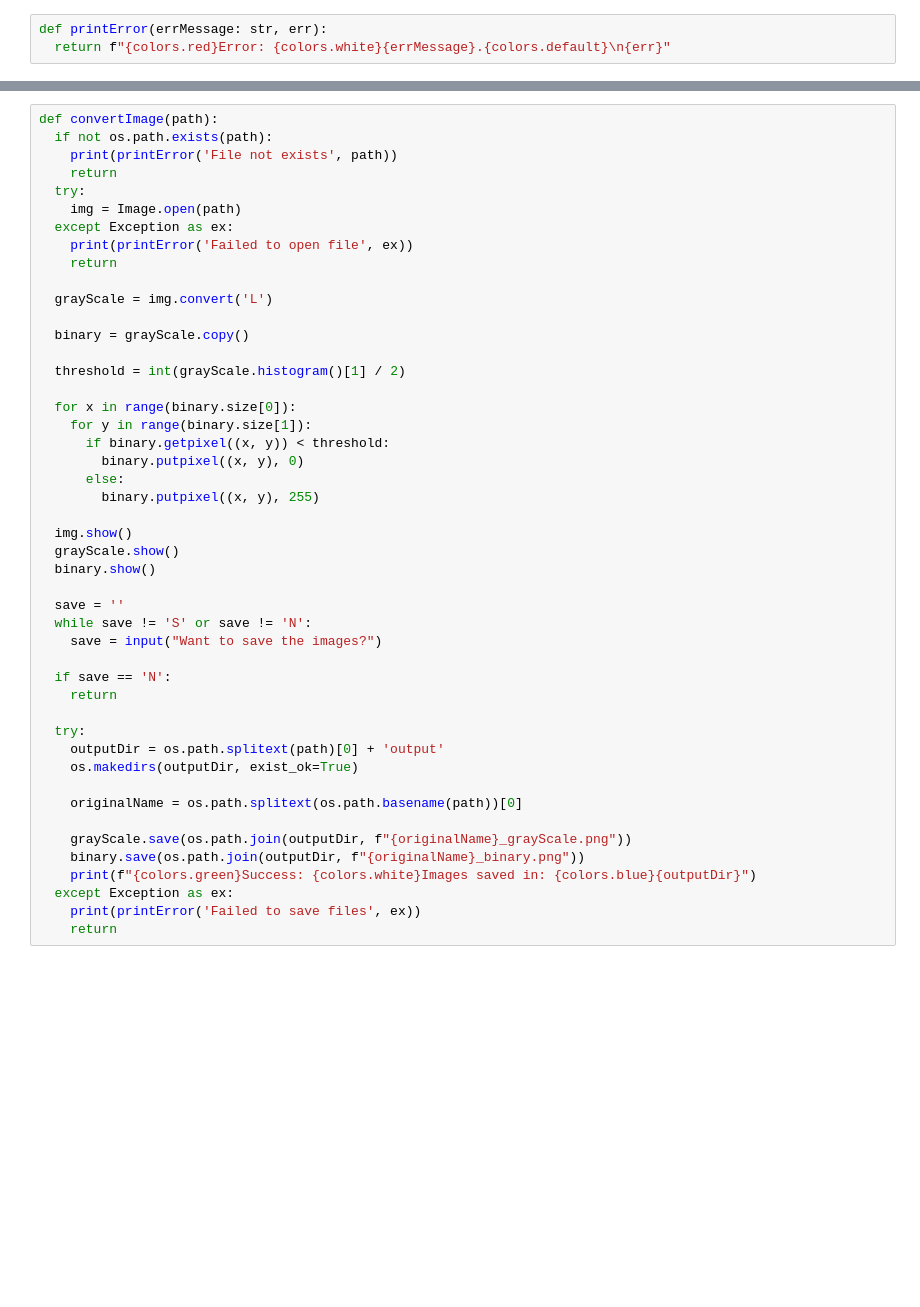
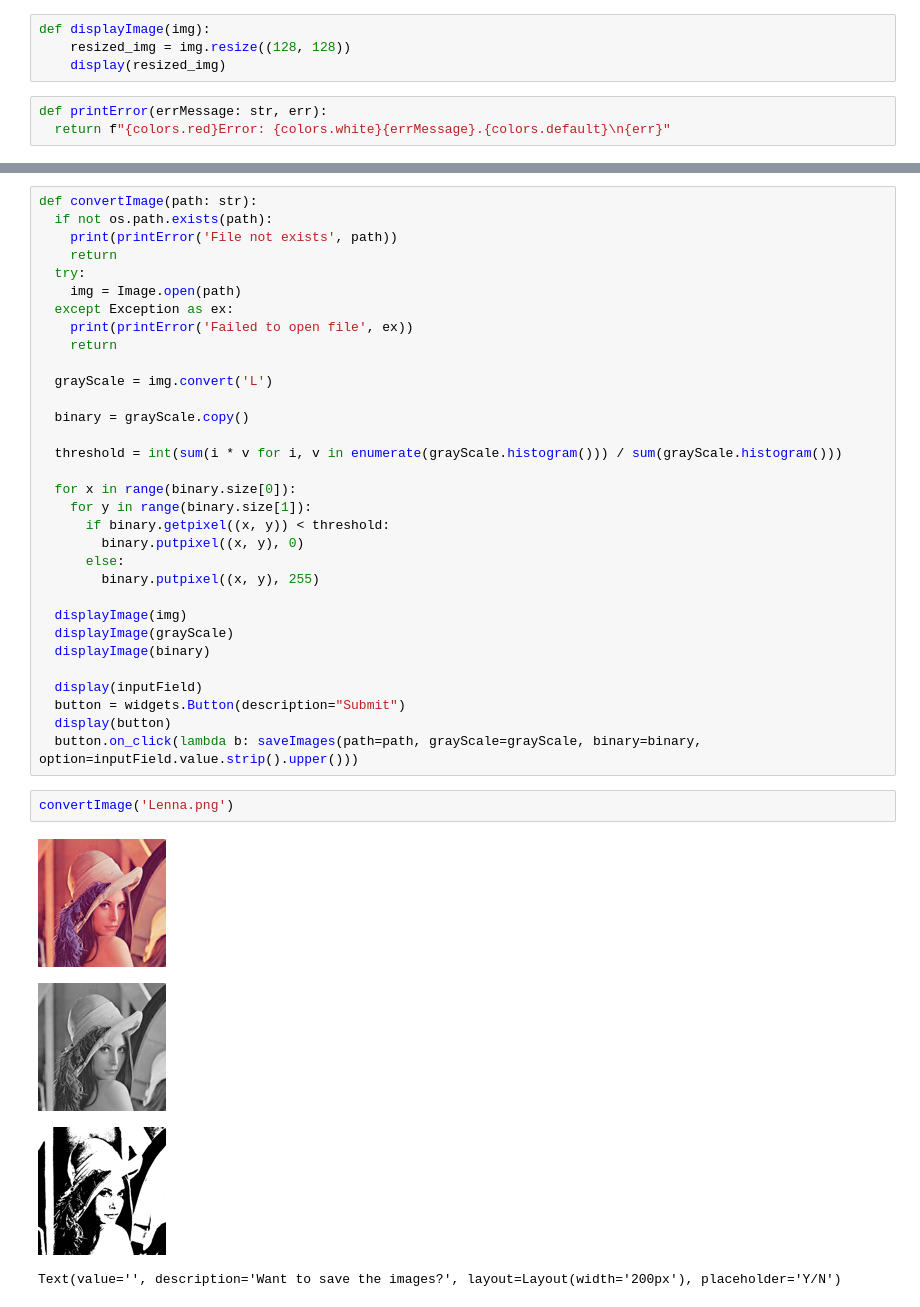
Before and after one commit to Yuri-Chaves/imageReduction, a Jupyter notebook: imageReduction.ipynb, the cells around one changed output, grey strips where cells are left out. Cells and saved outputs as stored; diff of their text form; blank space fills up the shorter version.

Commit message:
:sparkles: feat: Display images and use ipywidgets to get user answer

```diff
--- a/imageReduction.ipynb
+++ b/imageReduction.ipynb
@@ -27,3 +34,7 @@ colors = Colors(
+# %%
+def displayImage(img):
+    resized_img = img.resize((128, 128))
+    display(resized_img)
 # %%
 def printError(errMessage: str, err):
   return f"{colors.red}Error: {colors.white}{errMessage}.{colors.default}\n{err}"
@@ -30,5 +59,5 @@ def printError(errMessage: str, err):
 # %%
-def convertImage(path):
+def convertImage(path: str):
   if not os.path.exists(path):
     print(printError('File not exists', path))
     return
@@ -42,7 +71,7 @@ def convertImage(path):
 
   binary = grayScale.copy()
 
-  threshold = int(grayScale.histogram()[1] / 2)
+  threshold = int(sum(i * v for i, v in enumerate(grayScale.histogram())) / sum(grayScale.histogram()))
 
   for x in range(binary.size[0]):
     for y in range(binary.size[1]):
@@ -51,26 +80,18 @@ def convertImage(path):
       else:
         binary.putpixel((x, y), 255)
 
-  img.show()
-  grayScale.show()
-  binary.show()
+  displayImage(img)
+  displayImage(grayScale)
+  displayImage(binary)
 
-  save = ''
-  while save != 'S' or save != 'N':
-    save = input("Want to save the images?")
-
-  if save == 'N':
-    return
-
-  try:
-    outputDir = os.path.splitext(path)[0] + 'output'
-    os.makedirs(outputDir, exist_ok=True)
-
-    originalName = os.path.splitext(os.path.basename(path))[0]
-
-    grayScale.save(os.path.join(outputDir, f"{originalName}_grayScale.png"))
-    binary.save(os.path.join(outputDir, f"{originalName}_binary.png"))
-    print(f"{colors.green}Success: {colors.white}Images saved in: {colors.blue}{outputDir}")
-  except Exception as ex:
-    print(printError('Failed to save files', ex))
-    return
+  display(inputField)
+  button = widgets.Button(description="Submit")
+  display(button)
+  button.on_click(lambda b: saveImages(path=path, grayScale=grayScale, binary=binary, option=inputField.value.strip().upper()))
+# %%
+convertImage('Lenna.png')
+# %% [output]
+[figure, added]
+[figure, added]
+[figure, added]
+Text(value='', description='Want to save the images?', layout=Layout(width='200px'), placeholder='Y/N')
```
Also changed, not shown: parts of 5 cells of this notebook.
